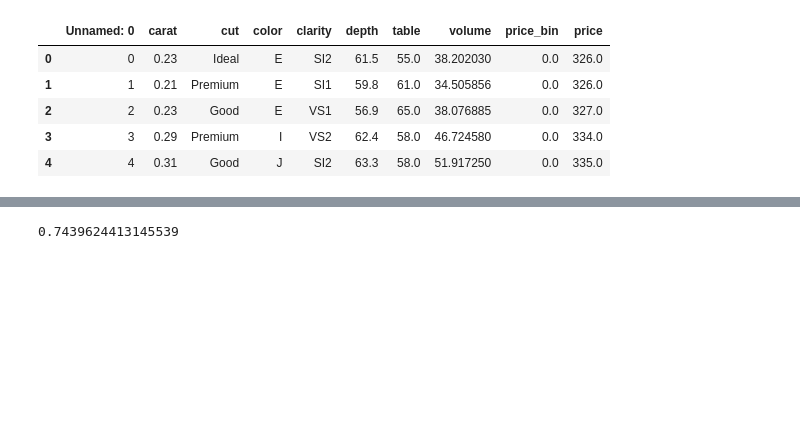
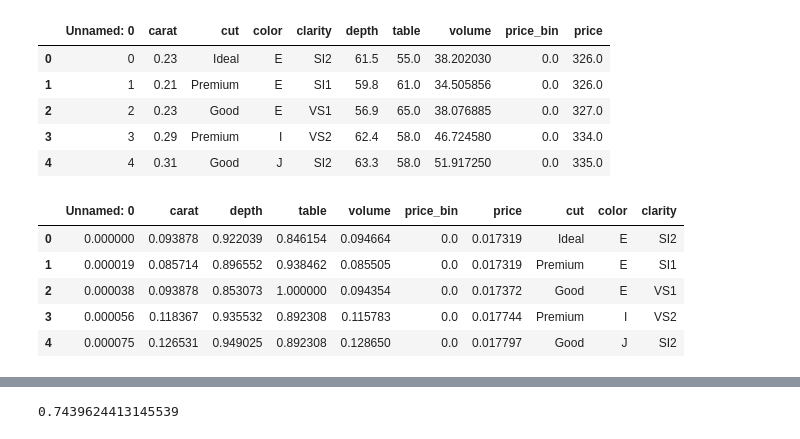
Before and after one commit to ArielJosephCohen/diamonds, a Jupyter notebook: pipeline_model.ipynb, the cells around one changed output, grey strips where cells are left out. Saved outputs shown, nothing was run; the diff lists cells and outputs as text; code cells hidden in the pictures; blank space fills up the shorter version.

```diff
--- a/pipeline_model.ipynb
+++ b/pipeline_model.ipynb
@@ -38,0 +59,9 @@ df.head()
+# %%
+df.head()
+# %% [output]
+|  | Unnamed: 0 | carat | depth | table | volume | price_bin | price | cut | color | clarity |
+| 0 | 0.000000 | 0.093878 | 0.922039 | 0.846154 | 0.094664 | 0.0 | 0.017319 | Ideal | E | SI2 |
+| 1 | 0.000019 | 0.085714 | 0.896552 | 0.938462 | 0.085505 | 0.0 | 0.017319 | Premium | E | SI1 |
+| 2 | 0.000038 | 0.093878 | 0.853073 | 1.000000 | 0.094354 | 0.0 | 0.017372 | Good | E | VS1 |
+| 3 | 0.000056 | 0.118367 | 0.935532 | 0.892308 | 0.115783 | 0.0 | 0.017744 | Premium | I | VS2 |
+| 4 | 0.000075 | 0.126531 | 0.949025 | 0.892308 | 0.128650 | 0.0 | 0.017797 | Good | J | SI2 |
```
Also changed, not shown: parts of 10 cells of this notebook.
